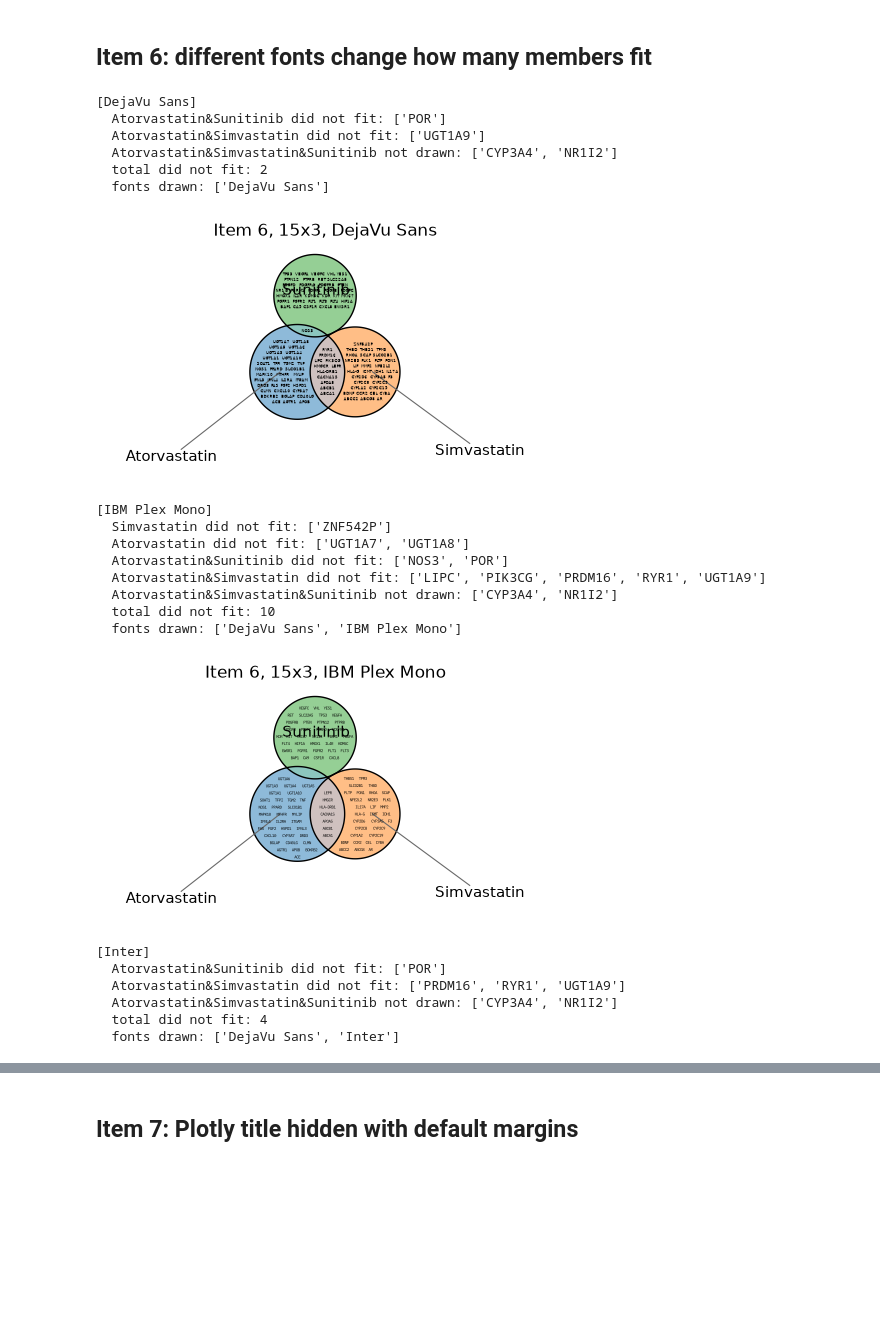
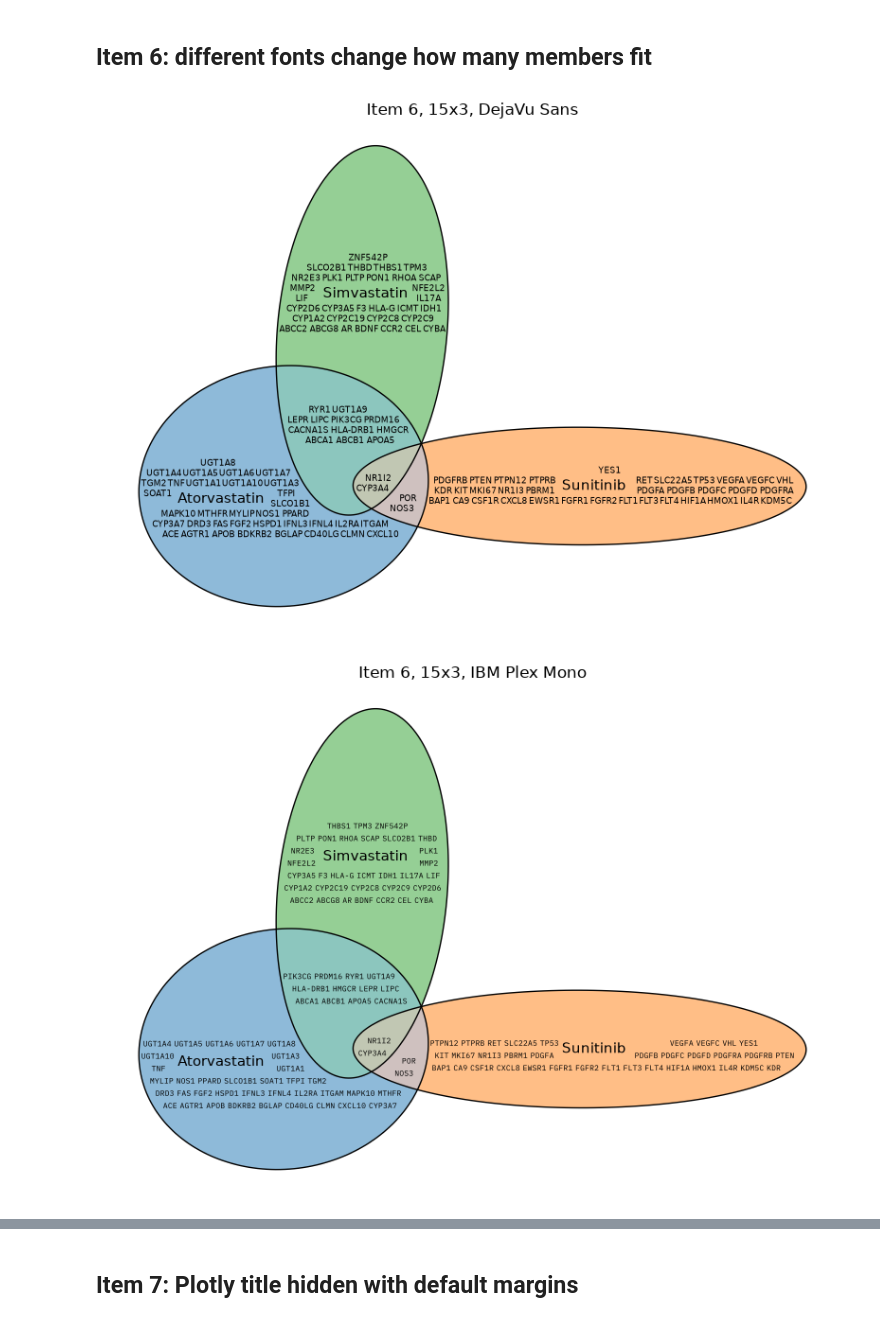
Before and after one commit to jolars/eunoia-py, a Jupyter notebook: examples/viset_repro.ipynb, the cells around one changed output, grey strips where cells are left out. Saved outputs shown, nothing was run; the diff lists cells and outputs as text; code cells hidden in the pictures; blank space fills up the shorter version.

Commit message:
Item 6 and 7 completed
1. Normalize member fonts and adjust warning message
2. Plotly titles + hover text column implementation
3. Bug randomness from kernel restart fixed

```diff
--- a/examples/viset_repro.ipynb
+++ b/examples/viset_repro.ipynb
@@ -1,8 +1,6 @@
 # %% [markdown]
 # Items 6 and 7 from *Investigations on eunoia 0.6.0*
 # %%
-import ast
-import warnings
 from pathlib import Path
 
 import eunoia as eu
@@ -24,53 +22,17 @@ def genes(f):
 A = genes("5. ATORVASTATIN_sample.csv")
 S = genes("8. SIMVASTATIN_sample.csv")
 U = genes("16. SUNITINIB_sample.csv")
-fit = eu.euler({"Atorvastatin": A, "Simvastatin": S, "Sunitinib": U}, seed=1)
+fit = eu.euler({"Atorvastatin": A, "Simvastatin": S, "Sunitinib": U}, shape = "ellipse", seed=1)
 # %% [markdown]
 ## Item 6: different fonts change how many members fit
 # %%
 for font in ["DejaVu Sans", "IBM Plex Mono", "Inter"]:
-    fig, ax = plt.subplots(figsize=(15, 3))
-    with warnings.catch_warnings(record=True) as caught:
-        warnings.simplefilter("always")
-        fit.plot(ax=ax, members={"mode": "packed", "fontfamily": font})
+    fig, ax = plt.subplots(figsize=(10, 10))
+    fit.plot(ax=ax, members={"mode": "packed", "fontfamily": font})
     ax.set_title(f"Item 6, 15x3, {font}")
-
-    dropped = {}
-    for w in caught:
-        if "did not fit" in str(w.message):
-            dropped = ast.literal_eval(str(w.message).split(": ", 1)[1])
-
-    print(f"[{font}]")
-    for region, n in dropped.items():
-        print(f"  {region} did not fit: {fit.members[region][-n:]}")
-    for region, names in fit.members.items():
-        if names and fit.fitted_values.get(region, 0) == 0:
-            print(f"  {region} not drawn: {names}")
-    print(f"  total did not fit: {sum(dropped.values())}")
-    print(f"  fonts drawn: {sorted({t.get_fontname() for t in ax.texts})}")
 
     #fig.savefig(OUT / f"item6-{font.replace(' ', '-')}.png", dpi=200, bbox_inches="tight")
     plt.show()
 # %% [output]
-[DejaVu Sans]
-  Atorvastatin&Sunitinib did not fit: ['POR']
-  Atorvastatin&Simvastatin did not fit: ['UGT1A9']
-  Atorvastatin&Simvastatin&Sunitinib not drawn: ['CYP3A4', 'NR1I2']
-  total did not fit: 2
-  fonts drawn: ['DejaVu Sans']
-[figure, old version]
+[figure, new version]
-[IBM Plex Mono]
-  Simvastatin did not fit: ['ZNF542P']
-  Atorvastatin did not fit: ['UGT1A7', 'UGT1A8']
-  Atorvastatin&Sunitinib did not fit: ['NOS3', 'POR']
-  Atorvastatin&Simvastatin did not fit: ['LIPC', 'PIK3CG', 'PRDM16', 'RYR1', 'UGT1A9']
-  Atorvastatin&Simvastatin&Sunitinib not drawn: ['CYP3A4', 'NR1I2']
-  total did not fit: 10
-  fonts drawn: ['DejaVu Sans', 'IBM Plex Mono']
-[figure, old version]
+[figure, new version]
-[Inter]
-  Atorvastatin&Sunitinib did not fit: ['POR']
-  Atorvastatin&Simvastatin did not fit: ['PRDM16', 'RYR1', 'UGT1A9']
-  Atorvastatin&Simvastatin&Sunitinib not drawn: ['CYP3A4', 'NR1I2']
-  total did not fit: 4
-  fonts drawn: ['DejaVu Sans', 'Inter']
```
Also changed, not shown: parts of 1 cell of this notebook, 3 other files.
